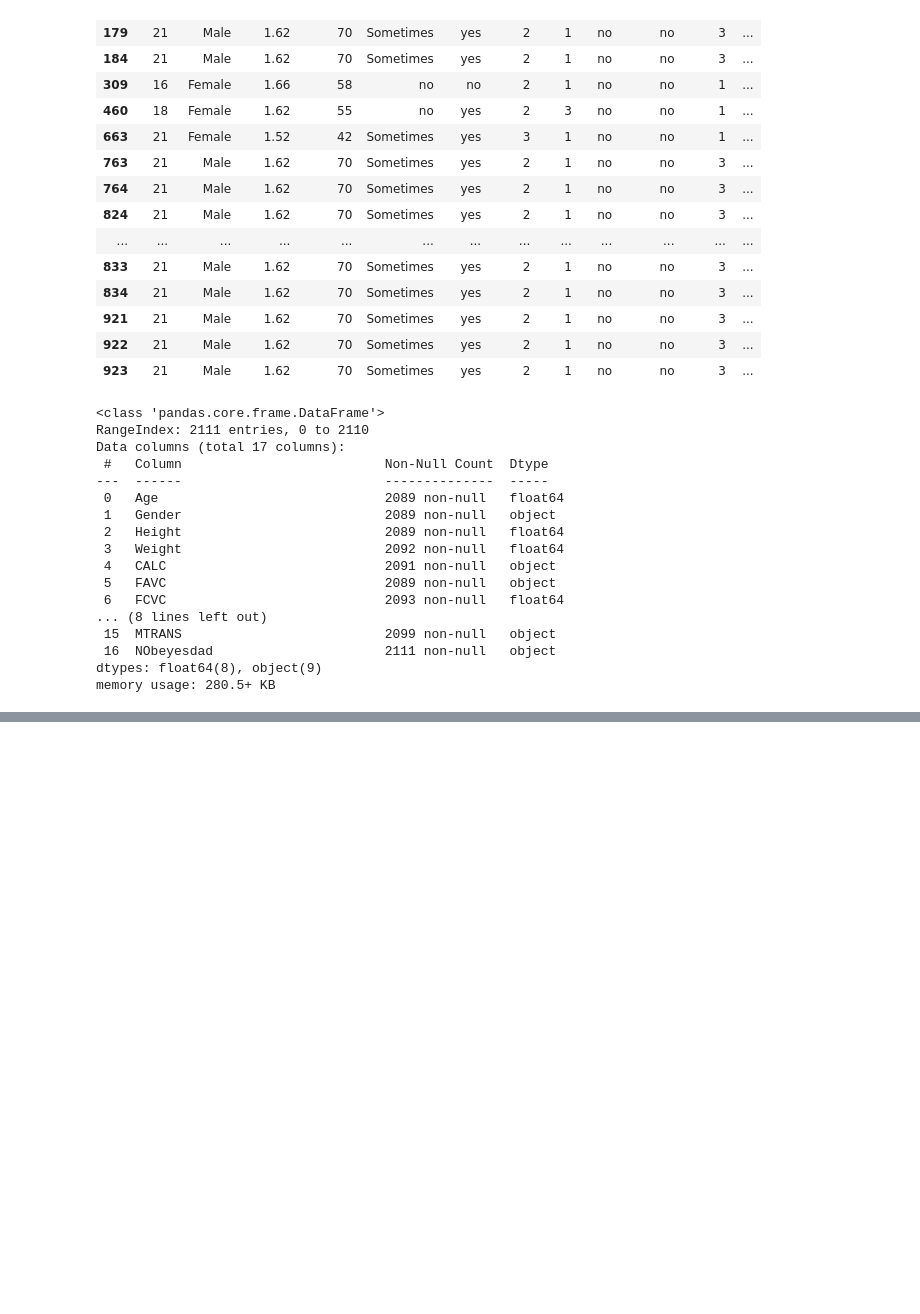
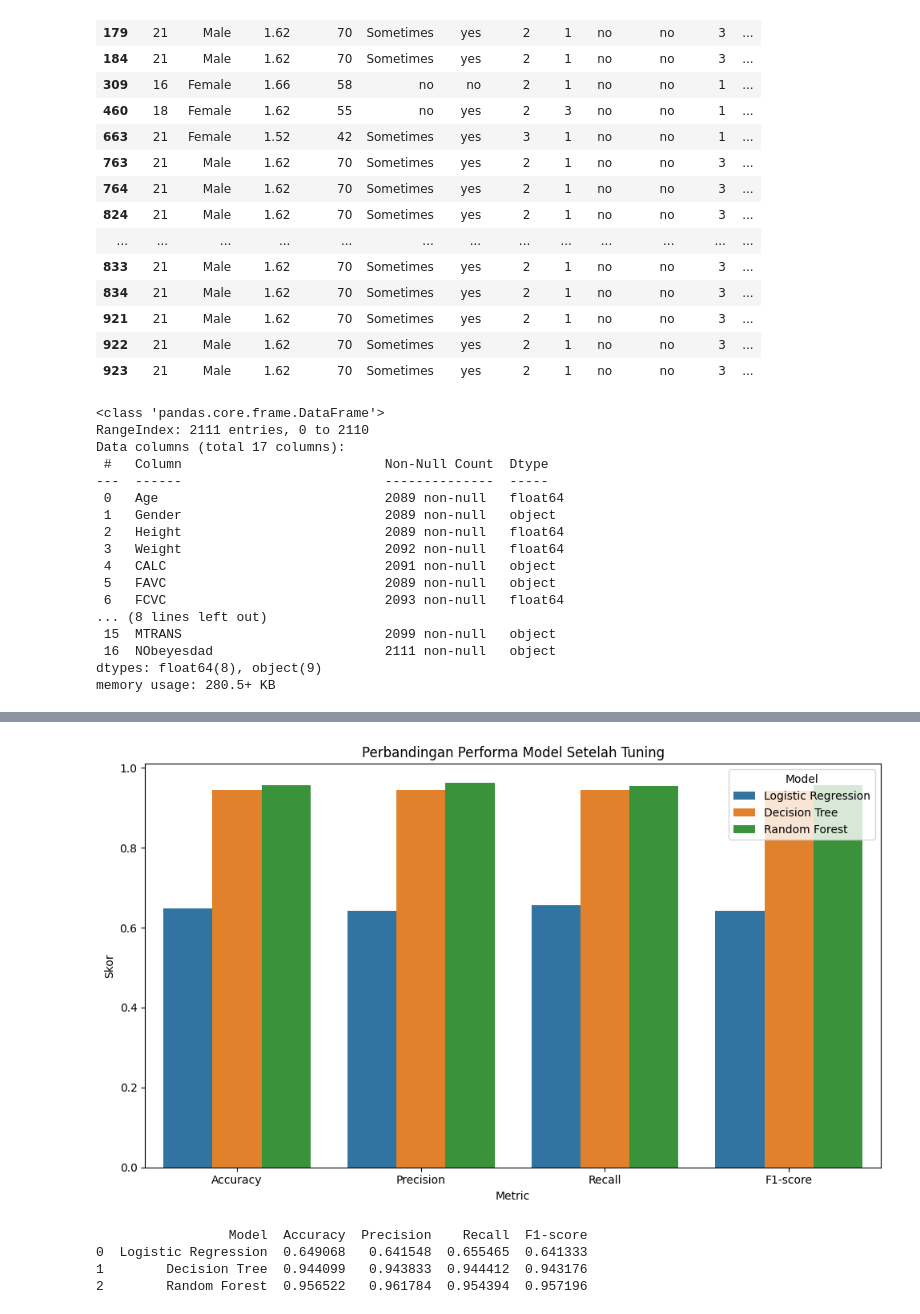
Before and after one commit to kenleytaniar/Data_science, a Jupyter notebook: capstone_bengkod.ipynb, the cells around one changed output, grey strips where cells are left out. Cells and saved outputs as stored; diff of their text form; code cells hidden in the pictures; blank space fills up the shorter version.

```diff
--- a/capstone_bengkod.ipynb
+++ b/capstone_bengkod.ipynb
@@ -186,0 +430,71 @@ for col in numeric_cols:
+# %%
+models_params = {
+    "Logistic Regression": {
+        "model": LogisticRegression(max_iter=1000),
+        "params": {
+            'C': [0.001, 0.01, 0.1, 1, 10],
+            'penalty': ['l1', 'l2'],
+            'solver': ['liblinear']
+        }
+    },
+    "Decision Tree": {
+        "model": DecisionTreeClassifier(),
+        "params": {
+            'max_depth': [5, 10, 20, None],
+            'min_samples_split': [2, 5, 10],
+            'min_samples_leaf': [1, 2, 4],
+            'criterion': ['gini', 'entropy']
+        }
+    },
+    "Random Forest": {
+        "model": RandomForestClassifier(),
+        "params": {
+             'n_estimators': [100, 200, 300],
+             'max_depth': [None, 10, 20, 30],
+             'min_samples_split': [2, 5, 10],
+             'min_samples_leaf': [1, 2, 4],
+             'bootstrap': [True, False]
+        }
+    }
+}
+
+# 7. Latih dan evaluasi
+best_models = {}
+results = []
+
+for name, mp in models_params.items():
+    clf = GridSearchCV(mp["model"], mp["params"], cv=5, scoring='accuracy', n_jobs=-1)
+    clf.fit(X_train, y_train)
+
+    best_models[name] = clf.best_estimator_
+    y_pred = clf.predict(X_test)
+
+    report = classification_report(y_test, y_pred, output_dict=True)
+    acc = accuracy_score(y_test, y_pred)
+
+    results.append({
+        "Model": name,
+        "Accuracy": acc,
+        "Precision": np.mean([v["precision"] for k, v in report.items() if k.isdigit()]),
+        "Recall": np.mean([v["recall"] for k, v in report.items() if k.isdigit()]),
+        "F1-score": np.mean([v["f1-score"] for k, v in report.items() if k.isdigit()])
+    })
+
+# 8. Visualisasi
+results_df = pd.DataFrame(results)
+plt.figure(figsize=(10, 6))
+sns.barplot(data=results_df.melt(id_vars="Model"), x="variable", y="value", hue="Model")
+plt.title("Perbandingan Performa Model Setelah Tuning")
+plt.ylabel("Skor")
+plt.xlabel("Metric")
+plt.legend(title="Model")
+plt.tight_layout()
+plt.show()
+
+print(results_df)
+# %% [output]
+[figure, added]
+                 Model  Accuracy  Precision    Recall  F1-score
+0  Logistic Regression  0.649068   0.641548  0.655465  0.641333
+1        Decision Tree  0.944099   0.943833  0.944412  0.943176
+2        Random Forest  0.956522   0.961784  0.954394  0.957196
```
Also changed, not shown: parts of 21 cells of this notebook.
